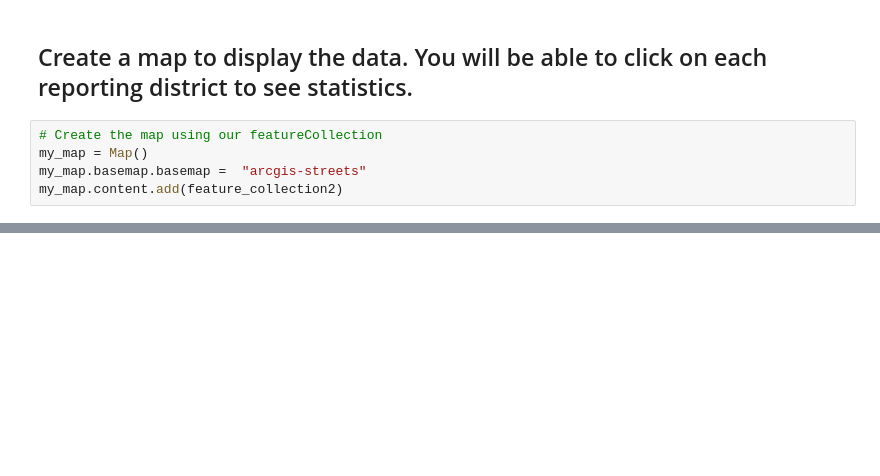
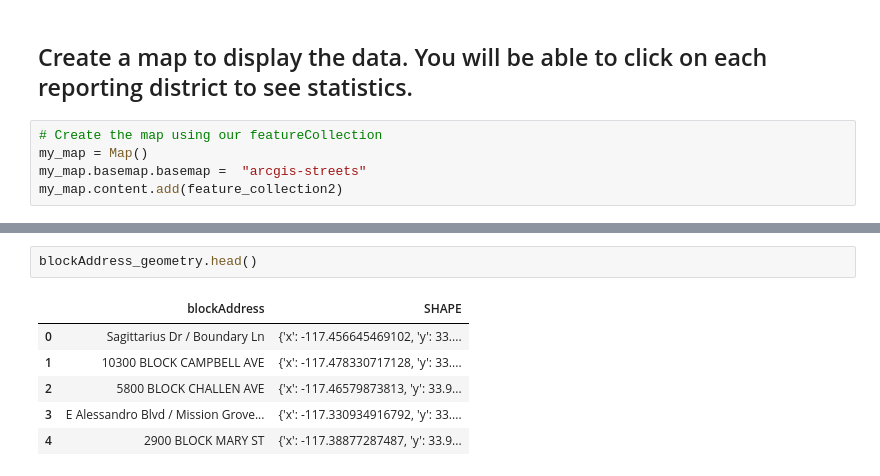
Before and after one commit to CodyKurpanek/CrimeAnalysis, a Jupyter notebook: GraphingRPCs.ipynb, the cells around one changed output, grey strips where cells are left out. Saved outputs shown, nothing was run; the diff lists cells and outputs as text; blank space fills up the shorter version.

```diff
--- a/GraphingRPCs.ipynb
+++ b/GraphingRPCs.ipynb
@@ -150,0 +357,9 @@ Map(extent={'spatialReference': {'wkid': 102100}, 'xmin': -13087454.153546248, '
+# %%
+blockAddress_geometry.head()
+# %% [output]
+|  | blockAddress | SHAPE |
+| 0 | Sagittarius Dr / Boundary Ln | {'x': -117.456645469102, 'y': 33.... |
+| 1 | 10300 BLOCK CAMPBELL AVE | {'x': -117.478330717128, 'y': 33.... |
+| 2 | 5800 BLOCK CHALLEN AVE | {'x': -117.46579873813, 'y': 33.9... |
+| 3 | E Alessandro Blvd / Mission Grove... | {'x': -117.330934916792, 'y': 33.... |
+| 4 | 2900 BLOCK MARY ST | {'x': -117.38877287487, 'y': 33.9... |
```
Also changed, not shown: parts of 31 cells of this notebook.
